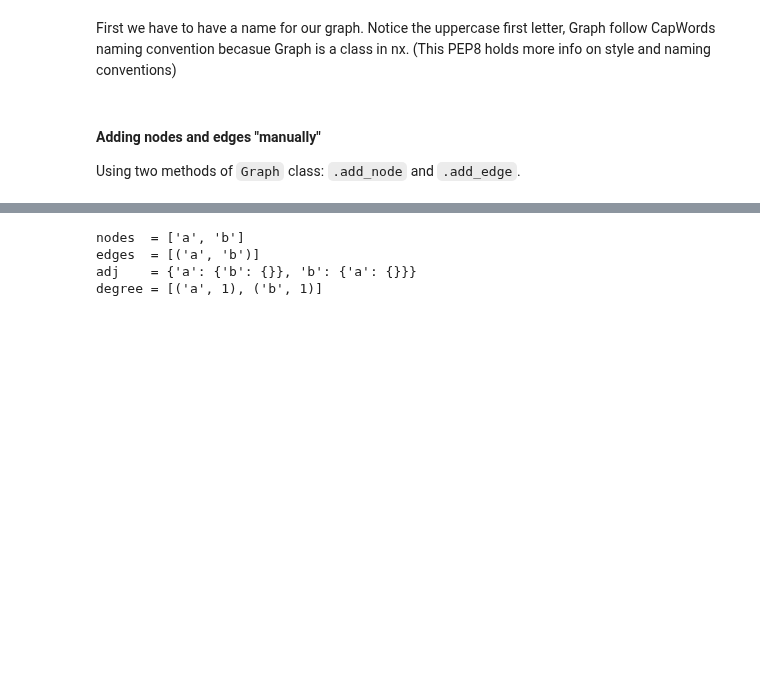
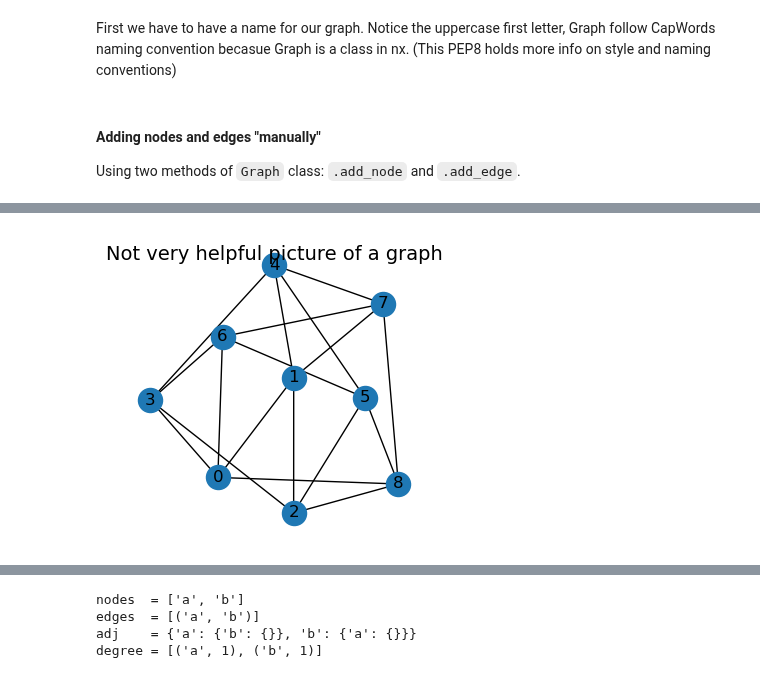
Before and after one commit to Polatucha16/collective_dynamics_lab, a Jupyter notebook: 07 networkx.ipynb, the cells around one changed output, grey strips where cells are left out. Saved outputs shown, nothing was run; the diff lists cells and outputs as text; code cells hidden in the pictures; blank space fills up the shorter version.

```diff
--- a/07 networkx.ipynb
+++ b/07 networkx.ipynb
@@ -24,0 +33,12 @@ G.add_edge('a', 'b')
+# %%
+import matplotlib.pyplot as plt
+
+G1 = nx.circulant_graph(9, [1,3])
+pos = nx.spring_layout(G1, seed=111)
+
+fig = plt.figure(figsize=(3,3))
+fig.suptitle('Not very helpful picture of a graph', fontsize=14)
+nx.draw(G1, with_labels = True, pos=pos)
+plt.show()
+# %% [output]
+[figure, added]
```
Also changed, not shown: parts of 13 cells of this notebook.
